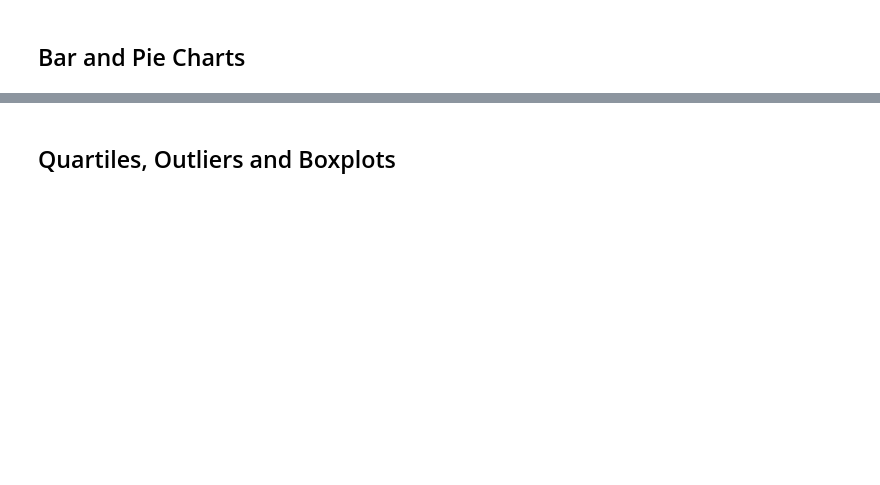
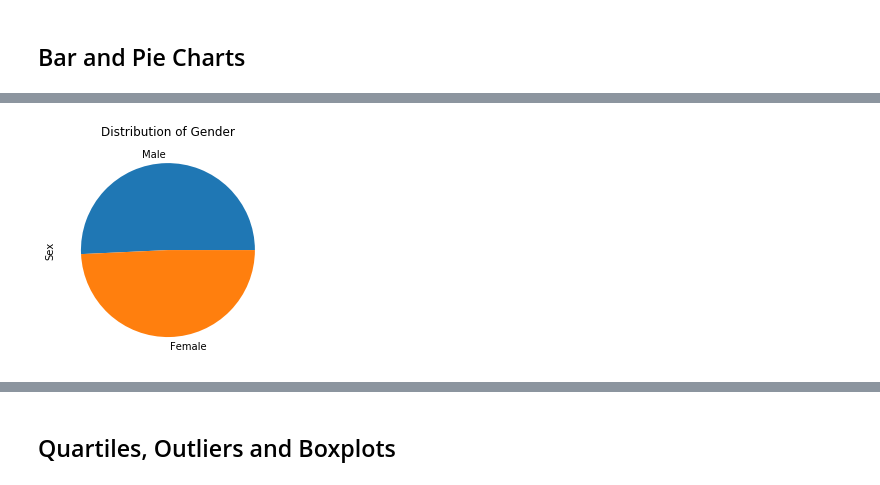
Before and after one commit to bmedford01/Pymaceuticals, a Jupyter notebook: Pymaceuticals/Pymaceuticals_Analysis.ipynb, the cells around one changed output, grey strips where cells are left out. Saved outputs shown, nothing was run; the diff lists cells and outputs as text; code cells hidden in the pictures; blank space fills up the shorter version.

```diff
--- a/Pymaceuticals/Pymaceuticals_Analysis.ipynb
+++ b/Pymaceuticals/Pymaceuticals_Analysis.ipynb
@@ -303,4 +335,8 @@ print(propriva_summary_df)
 # %%
 # Generate a pie plot showing the distribution of female versus male mice using pandas
+sex_data = clean_df["Sex"].value_counts()
+pie_plot = sex_data.plot(kind = 'pie', title = 'Distribution of Gender')
+# %% [output]
+[figure, added]
 # %%
 # Generate a pie plot showing the distribution of female versus male mice using pyplot
```
Also changed, not shown: parts of 9 cells of this notebook.
